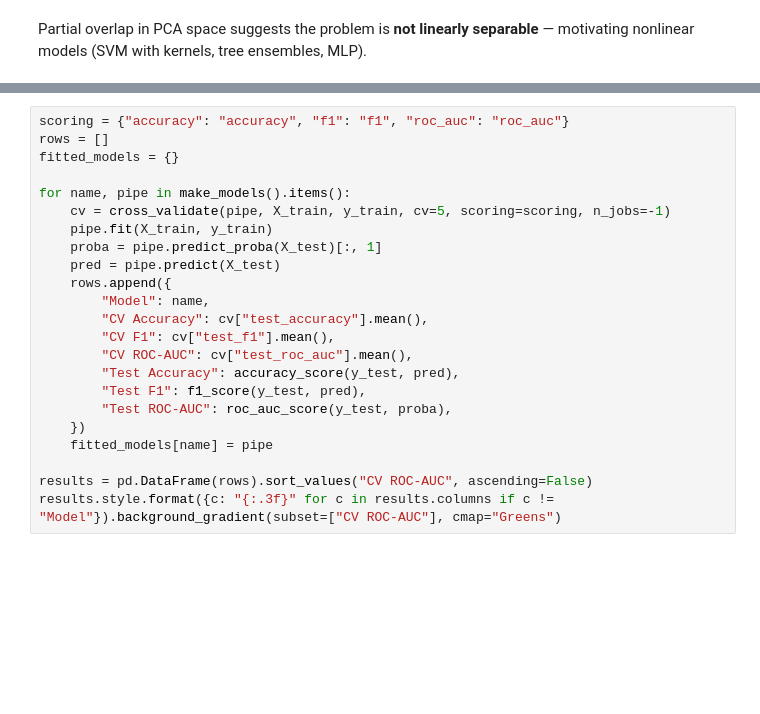
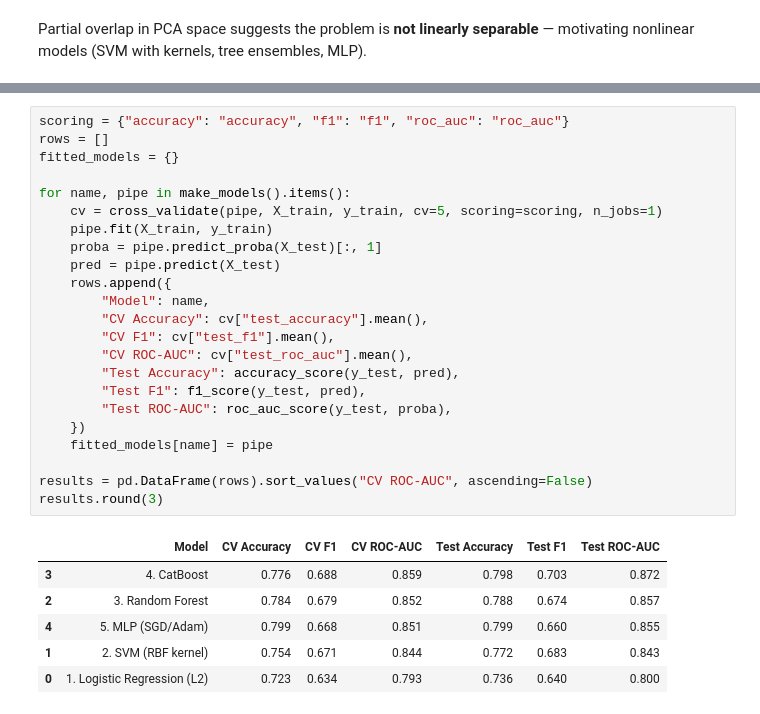
Before and after one commit to YanaiAU/TheoreticalDS, a Jupyter notebook: movie_ml_project.ipynb, the cells around one changed output, grey strips where cells are left out. Drawn from its saved outputs; the diff is of its cells as text; blank space fills up the shorter version.

```diff
--- a/movie_ml_project.ipynb
+++ b/movie_ml_project.ipynb
@@ -251,26 +386,33 @@ print(f"Train: {len(X_train):,} | Test: {len(X_test):,}")
 # %%
 scoring = {"accuracy": "accuracy", "f1": "f1", "roc_auc": "roc_auc"}
 rows = []
 fitted_models = {}
 
 for name, pipe in make_models().items():
-    cv = cross_validate(pipe, X_train, y_train, cv=5, scoring=scoring, n_jobs=-1)
+    cv = cross_validate(pipe, X_train, y_train, cv=5, scoring=scoring, n_jobs=1)
     pipe.fit(X_train, y_train)
     proba = pipe.predict_proba(X_test)[:, 1]
     pred = pipe.predict(X_test)
     rows.append({
         "Model": name,
         "CV Accuracy": cv["test_accuracy"].mean(),
         "CV F1": cv["test_f1"].mean(),
         "CV ROC-AUC": cv["test_roc_auc"].mean(),
         "Test Accuracy": accuracy_score(y_test, pred),
         "Test F1": f1_score(y_test, pred),
         "Test ROC-AUC": roc_auc_score(y_test, proba),
     })
     fitted_models[name] = pipe
 
 results = pd.DataFrame(rows).sort_values("CV ROC-AUC", ascending=False)
-results.style.format({c: "{:.3f}" for c in results.columns if c != "Model"}).background_gradient(subset=["CV ROC-AUC"], cmap="Greens")
+results.round(3)
+# %% [output]
+|  | Model | CV Accuracy | CV F1 | CV ROC-AUC | Test Accuracy | Test F1 | Test ROC-AUC |
+| 3 | 4. CatBoost | 0.776 | 0.688 | 0.859 | 0.798 | 0.703 | 0.872 |
+| 2 | 3. Random Forest | 0.784 | 0.679 | 0.852 | 0.788 | 0.674 | 0.857 |
+| 4 | 5. MLP (SGD/Adam) | 0.799 | 0.668 | 0.851 | 0.799 | 0.660 | 0.855 |
+| 1 | 2. SVM (RBF kernel) | 0.754 | 0.671 | 0.844 | 0.772 | 0.683 | 0.843 |
+| 0 | 1. Logistic Regression (L2) | 0.723 | 0.634 | 0.793 | 0.736 | 0.640 | 0.800 |
 # %%
 fig, ax = plt.subplots(figsize=(10, 5))
 metrics = ["CV Accuracy", "CV F1", "CV ROC-AUC"]
```
Also changed, not shown: parts of 22 cells of this notebook, 16 other files.
